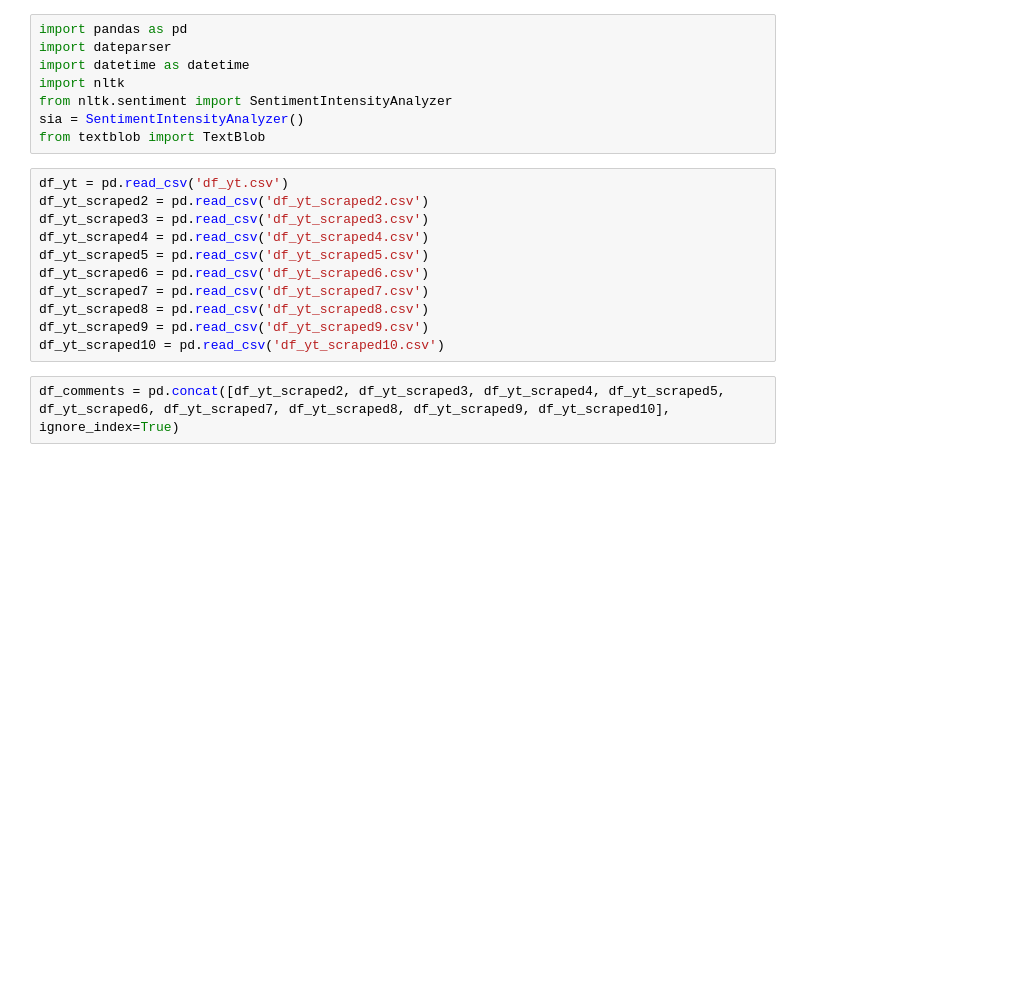
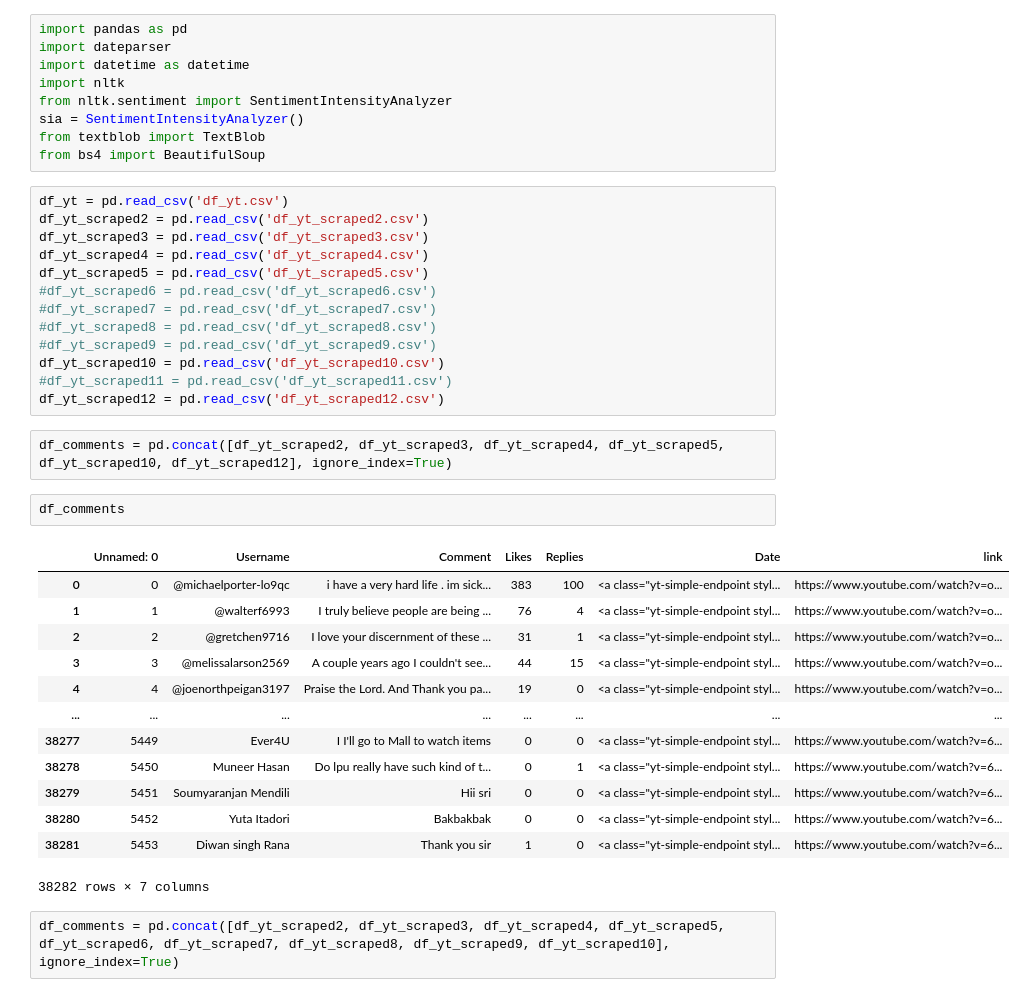
Before and after one commit to TimKuijten/final_project, a Jupyter notebook: clean_yt.ipynb, the cells around one changed output. Drawn from its saved outputs; the diff is of its cells as text; blank space fills up the shorter version.

Commit message:
youtube scraped

```diff
--- a/clean_yt.ipynb
+++ b/clean_yt.ipynb
@@ -6,17 +6,38 @@ import nltk
 from nltk.sentiment import SentimentIntensityAnalyzer
 sia = SentimentIntensityAnalyzer()
 from textblob import TextBlob
+from bs4 import BeautifulSoup
 # %%
 df_yt = pd.read_csv('df_yt.csv')
 df_yt_scraped2 = pd.read_csv('df_yt_scraped2.csv')
 df_yt_scraped3 = pd.read_csv('df_yt_scraped3.csv')
 df_yt_scraped4 = pd.read_csv('df_yt_scraped4.csv')
 df_yt_scraped5 = pd.read_csv('df_yt_scraped5.csv')
-df_yt_scraped6 = pd.read_csv('df_yt_scraped6.csv')
-df_yt_scraped7 = pd.read_csv('df_yt_scraped7.csv')
-df_yt_scraped8 = pd.read_csv('df_yt_scraped8.csv')
-df_yt_scraped9 = pd.read_csv('df_yt_scraped9.csv')
+#df_yt_scraped6 = pd.read_csv('df_yt_scraped6.csv')
+#df_yt_scraped7 = pd.read_csv('df_yt_scraped7.csv')
+#df_yt_scraped8 = pd.read_csv('df_yt_scraped8.csv')
+#df_yt_scraped9 = pd.read_csv('df_yt_scraped9.csv')
 df_yt_scraped10 = pd.read_csv('df_yt_scraped10.csv')
+#df_yt_scraped11 = pd.read_csv('df_yt_scraped11.csv')
+df_yt_scraped12 = pd.read_csv('df_yt_scraped12.csv')
+# %%
+df_comments = pd.concat([df_yt_scraped2, df_yt_scraped3, df_yt_scraped4, df_yt_scraped5, df_yt_scraped10, df_yt_scraped12], ignore_index=True)
+# %%
+df_comments
+# %% [output]
+|  | Unnamed: 0 | Username | Comment | Likes | Replies | Date | link |
+| 0 | 0 | @michaelporter-lo9qc | i have a very hard life . im sick... | 383 | 100 | <a class="yt-simple-endpoint styl... | https://www.youtube.com/watch?v=o... |
+| 1 | 1 | @walterf6993 | I truly believe people are being ... | 76 | 4 | <a class="yt-simple-endpoint styl... | https://www.youtube.com/watch?v=o... |
+| 2 | 2 | @gretchen9716 | I love your discernment of these ... | 31 | 1 | <a class="yt-simple-endpoint styl... | https://www.youtube.com/watch?v=o... |
+| 3 | 3 | @melissalarson2569 | A couple years ago I couldn't see... | 44 | 15 | <a class="yt-simple-endpoint styl... | https://www.youtube.com/watch?v=o... |
+| 4 | 4 | @joenorthpeigan3197 | Praise the Lord. And Thank you pa... | 19 | 0 | <a class="yt-simple-endpoint styl... | https://www.youtube.com/watch?v=o... |
+| ... | ... | ... | ... | ... | ... | ... | ... |
+| 38277 | 5449 | Ever4U | I I'll go to Mall to watch items | 0 | 0 | <a class="yt-simple-endpoint styl... | https://www.youtube.com/watch?v=6... |
+| 38278 | 5450 | Muneer Hasan | Do lpu really have such kind of t... | 0 | 1 | <a class="yt-simple-endpoint styl... | https://www.youtube.com/watch?v=6... |
+| 38279 | 5451 | Soumyaranjan Mendili | Hii sri | 0 | 0 | <a class="yt-simple-endpoint styl... | https://www.youtube.com/watch?v=6... |
+| 38280 | 5452 | Yuta Itadori | Bakbakbak | 0 | 0 | <a class="yt-simple-endpoint styl... | https://www.youtube.com/watch?v=6... |
+| 38281 | 5453 | Diwan singh Rana | Thank you sir | 1 | 0 | <a class="yt-simple-endpoint styl... | https://www.youtube.com/watch?v=6... |
+38282 rows × 7 columns
 # %%
 df_comments = pd.concat([df_yt_scraped2, df_yt_scraped3, df_yt_scraped4, df_yt_scraped5, df_yt_scraped6, df_yt_scraped7, df_yt_scraped8, df_yt_scraped9, df_yt_scraped10], ignore_index=True)
 # %%
```
Also changed, not shown: parts of 6 cells of this notebook, 7 other files.
